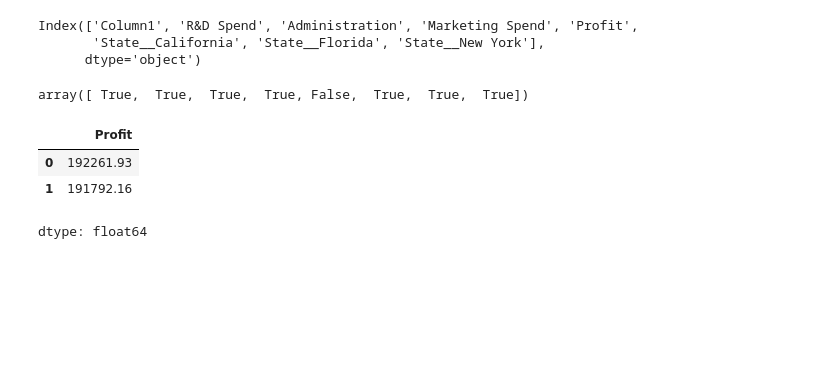
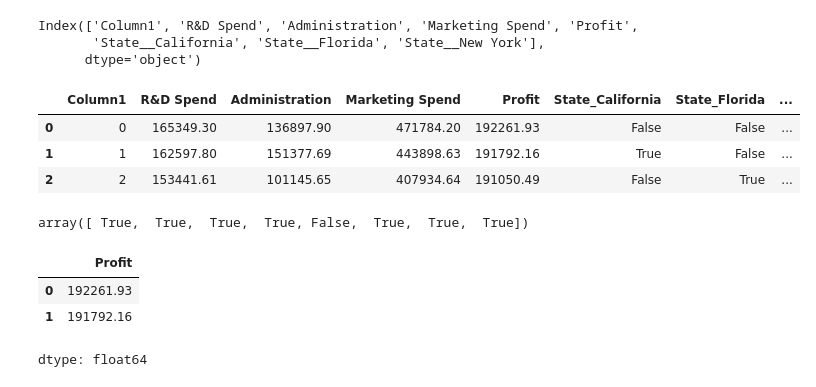
Before and after one commit to kjmobile/lb, a Jupyter notebook: 2_LM_Multiple_Regression_one_hot_encoding.ipynb, the cells around one changed output. Saved outputs shown, nothing was run; the diff lists cells and outputs as text; code cells hidden in the pictures; blank space fills up the shorter version.

```diff
--- a/2_LM_Multiple_Regression_one_hot_encoding.ipynb
+++ b/2_LM_Multiple_Regression_one_hot_encoding.ipynb
@@ -100,7 +102,7 @@ memory usage: 2.5+ KB
 # %%
 # One-hot encode on state column and save the data as startup_encoded
 import pandas as pd
-startup_encoded = pd.get_dummies(startup, columns=['State'], prefix=['State_'])
+startup_encoded = pd.get_dummies(startup, columns=['State'])
 # %%
 startup_encoded.info()
 # %% [output]
@@ -125,6 +127,13 @@ startup_encoded.columns
 Index(['Column1', 'R&D Spend', 'Administration', 'Marketing Spend', 'Profit',
        'State__California', 'State__Florida', 'State__New York'],
       dtype='object')
+# %%
+startup_encoded.head(3)
+# %% [output]
+|  | Column1 | R&D Spend | Administration | Marketing Spend | Profit | State_California | State_Florida | ... |
+| 0 | 0 | 165349.30 | 136897.90 | 471784.20 | 192261.93 | False | False | ... |
+| 1 | 1 | 162597.80 | 151377.69 | 443898.63 | 191792.16 | True | False | ... |
+| 2 | 2 | 153441.61 | 101145.65 | 407934.64 | 191050.49 | False | True | ... |
 # %%
 startup_encoded.columns !='Profit'
 # %% [output]
```
Also changed, not shown: parts of 5 cells of this notebook.
